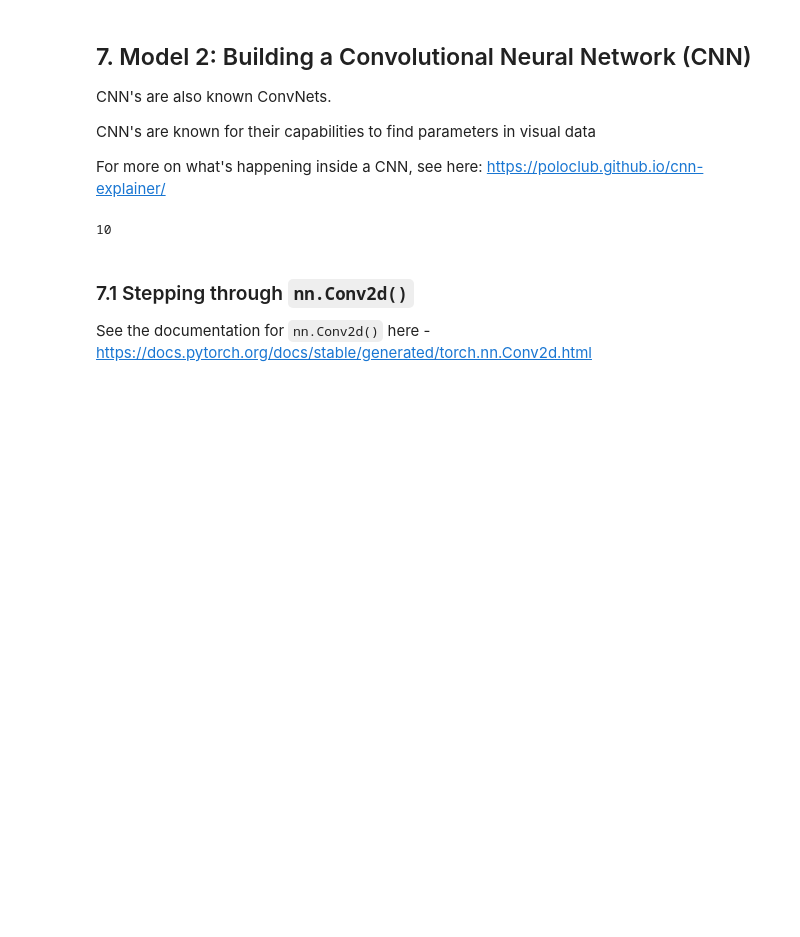
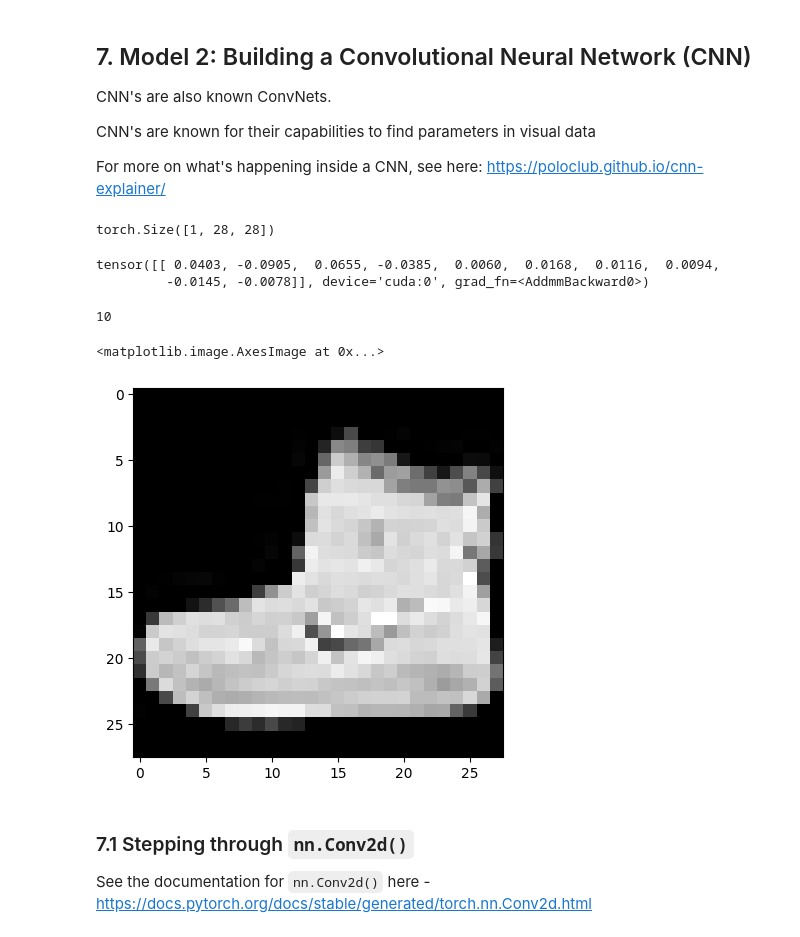
Before and after one commit to lamnhuthoa/pytorch-for-deep-learning, a Jupyter notebook: 03_pytorch_computer_vision/03_pytorch_computer_vision.ipynb, the cells around one changed output. Drawn from its saved outputs; the diff is of its cells as text; code cells hidden in the pictures; blank space fills up the shorter version.

Commit message:
PyTorch for CV, Convolutional Neural Network, ConfMat

```diff
--- a/03_pytorch_computer_vision/03_pytorch_computer_vision.ipynb
+++ b/03_pytorch_computer_vision/03_pytorch_computer_vision.ipynb
@@ -850 +850,6 @@ class FashionMNISTModelV2(nn.Module):
         return x
+# %%
+rand_image_tensor = torch.randn(size=(1, 28, 28))
+rand_image_tensor.shape
+# %% [output]
+torch.Size([1, 28, 28])
@@ -851,3 +861,9 @@ class FashionMNISTModelV2(nn.Module):
+# %%
+# Pass the image through the model
+model_2(rand_image_tensor.unsqueeze(0).to(device))
+# %% [output]
+tensor([[ 0.0403, -0.0905,  0.0655, -0.0385,  0.0060,  0.0168,  0.0116,  0.0094,
+         -0.0145, -0.0078]], device='cuda:0', grad_fn=<AddmmBackward0>)
 # %%
 len(class_names)
 # %% [output]
@@ -860,3 +871,8 @@ model_2 = FashionMNISTModelV2(input_shape=1,
+# %%
+plt.imshow(image.squeeze(), cmap="gray")
+# %% [output]
+<matplotlib.image.AxesImage at 0x...>
+[figure, added]
 # %% [markdown]
 ### 7.1 Stepping through `nn.Conv2d()`
 
```
Also changed, not shown: parts of 54 cells of this notebook, 1 other file.
